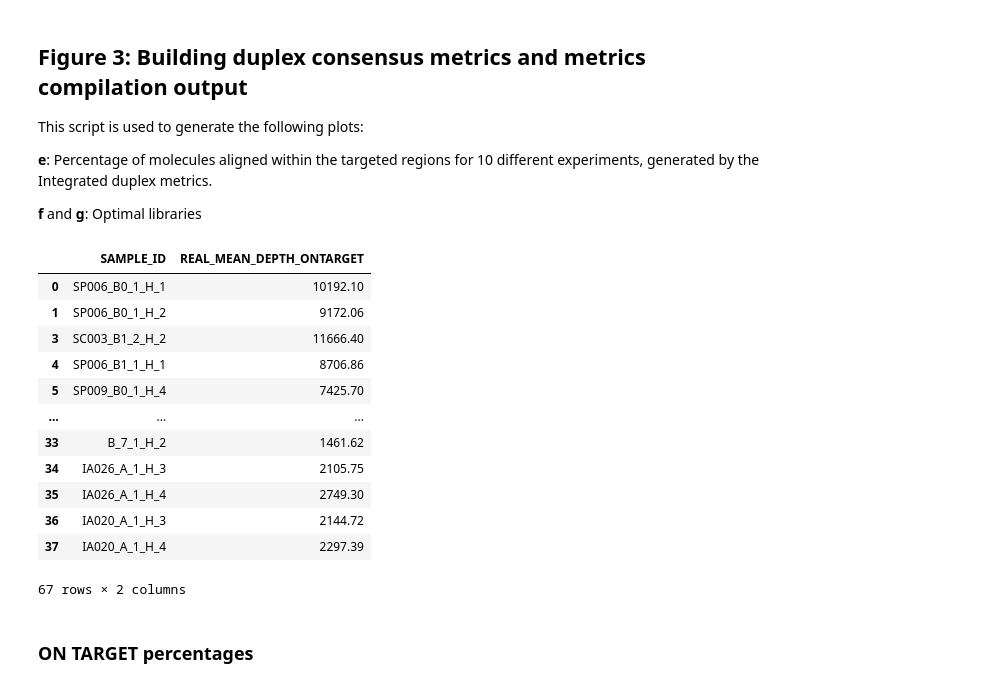
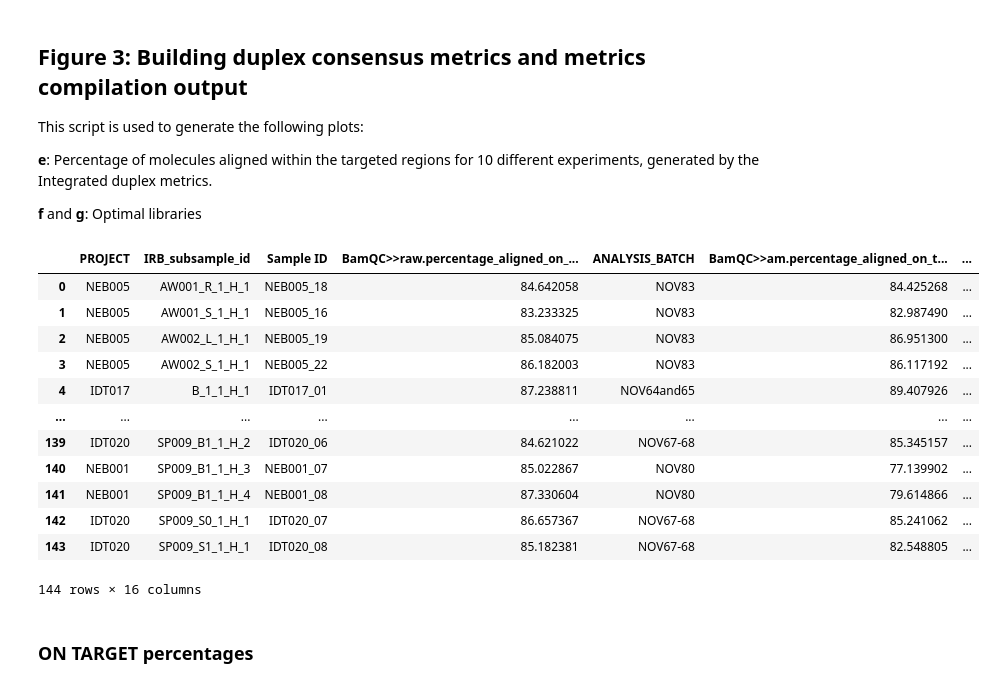
Before and after one commit to bbglab/DeepClone_protocol, a Jupyter notebook: main/figure3/scripts/plot_ontarget_experiments.ipynb, the cells around one changed output. Drawn from its saved outputs; the diff is of its cells as text; code cells hidden in the pictures.

```diff
--- a/main/figure3/scripts/plot_ontarget_experiments.ipynb
+++ b/main/figure3/scripts/plot_ontarget_experiments.ipynb
@@ -31,21 +31,7 @@ data["OptimalReadXDuplexRead"] = (data['FamMetrics>>total_GBs_for_optimal']/300*
 # %%
-subset_data_IDT = pd.read_table("../SelectedMetrics_deepDLP - Sup. Table 4_ deepDLP duplex metrics.tsv")
-subset_data_MNE = pd.read_table("../SelectedMetrics_deepDLP - Sup. Table_ ALT_deepDLP duplex metrics.tsv")
-adding_real_depth = pd.concat((subset_data_MNE, subset_data_IDT))[["SAMPLE_ID", "REAL_MEAN_DEPTH_ONTARGET"]]
-adding_real_depth = adding_real_depth[~(adding_real_depth["SAMPLE_ID"].isin(["IC003_C_1_H_1", "IC004_C_1_H_1"]))]
-adding_real_depth
+# subset_data_IDT = pd.read_table("../SelectedMetrics_deepDLP - Sup. Table 4_ deepDLP duplex metrics.tsv")
+# subset_data_MNE = pd.read_table("../SelectedMetrics_deepDLP - Sup. Table_ ALT_deepDLP duplex metrics.tsv")
+# adding_real_depth = pd.concat((subset_data_MNE, subset_data_IDT))[["SAMPLE_ID", "REAL_MEAN_DEPTH_ONTARGET"]]
+# adding_real_depth = adding_real_depth[~(adding_real_depth["SAMPLE_ID"].isin(["IC003_C_1_H_1", "IC004_C_1_H_1"]))]
+# adding_real_depth
-# %% [output]
-|  | SAMPLE_ID | REAL_MEAN_DEPTH_ONTARGET |
-| 0 | SP006_B0_1_H_1 | 10192.10 |
-| 1 | SP006_B0_1_H_2 | 9172.06 |
-| 3 | SC003_B1_2_H_2 | 11666.40 |
-| 4 | SP006_B1_1_H_1 | 8706.86 |
-| 5 | SP009_B0_1_H_4 | 7425.70 |
-| ... | ... | ... |
-| 33 | B_7_1_H_2 | 1461.62 |
-| 34 | IA026_A_1_H_3 | 2105.75 |
-| 35 | IA026_A_1_H_4 | 2749.30 |
-| 36 | IA020_A_1_H_3 | 2144.72 |
-| 37 | IA020_A_1_H_4 | 2297.39 |
-67 rows × 2 columns
 # %%
@@ -59,3 +63,20 @@ data["Combined>>recovery.input_ng2duplex_depth"] = data["Combined>>recovery.inpu
+# %%
+data_to_use = pd.read_table("../data/WetDryMetrics_4_protocols.tsv")
+data_to_use
+# %% [output]
+|  | PROJECT | IRB_subsample_id | Sample ID | BamQC>>raw.percentage_aligned_on_... | ANALYSIS_BATCH | BamQC>>am.percentage_aligned_on_t... | ... |
+| 0 | NEB005 | AW001_R_1_H_1 | NEB005_18 | 84.642058 | NOV83 | 84.425268 | ... |
+| 1 | NEB005 | AW001_S_1_H_1 | NEB005_16 | 83.233325 | NOV83 | 82.987490 | ... |
+| 2 | NEB005 | AW002_L_1_H_1 | NEB005_19 | 85.084075 | NOV83 | 86.951300 | ... |
+| 3 | NEB005 | AW002_S_1_H_1 | NEB005_22 | 86.182003 | NOV83 | 86.117192 | ... |
+| 4 | IDT017 | B_1_1_H_1 | IDT017_01 | 87.238811 | NOV64and65 | 89.407926 | ... |
+| ... | ... | ... | ... | ... | ... | ... | ... |
+| 139 | IDT020 | SP009_B1_1_H_2 | IDT020_06 | 84.621022 | NOV67-68 | 85.345157 | ... |
+| 140 | NEB001 | SP009_B1_1_H_3 | NEB001_07 | 85.022867 | NOV80 | 77.139902 | ... |
+| 141 | NEB001 | SP009_B1_1_H_4 | NEB001_08 | 87.330604 | NOV80 | 79.614866 | ... |
+| 142 | IDT020 | SP009_S0_1_H_1 | IDT020_07 | 86.657367 | NOV67-68 | 85.241062 | ... |
+| 143 | IDT020 | SP009_S1_1_H_1 | IDT020_08 | 85.182381 | NOV67-68 | 82.548805 | ... |
+144 rows × 16 columns
 # %% [markdown]
 ### ON TARGET percentages
 # %%
```
Also changed, not shown: parts of 14 cells of this notebook, 6 other files.
